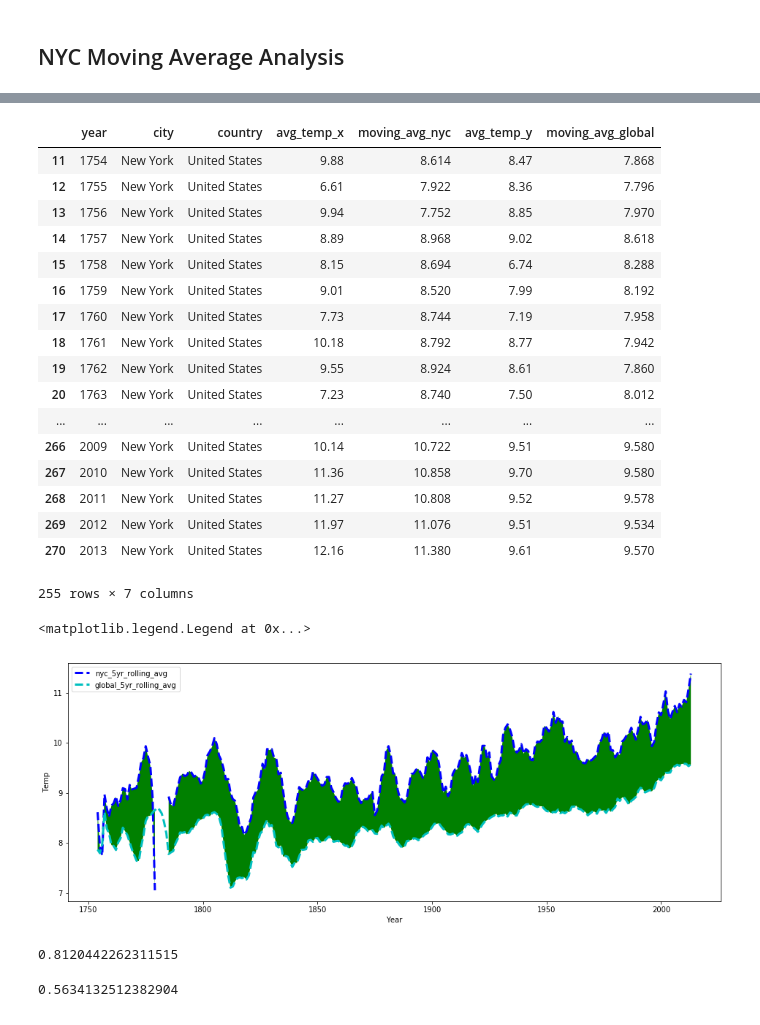
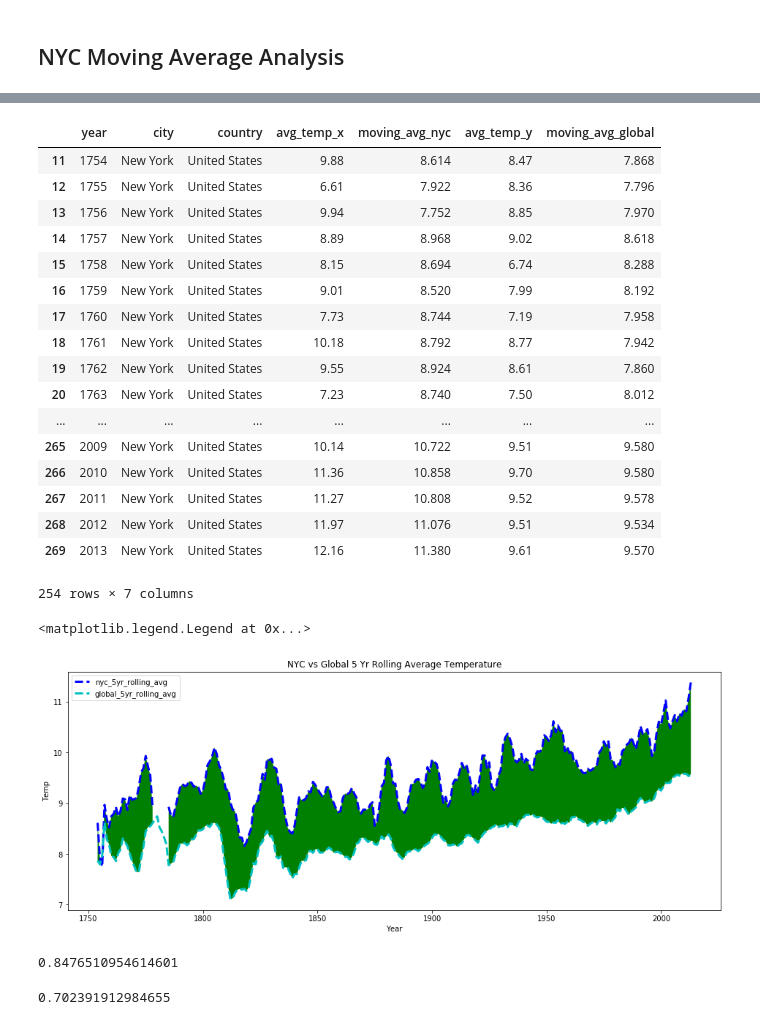
Before and after one commit to axiaosun/Global_Weather_Trends, a Jupyter notebook: Global_Weather_Trends.ipynb, the cells around one changed output, grey strips where cells are left out. Saved outputs shown, nothing was run; the diff lists cells and outputs as text; code cells hidden in the pictures.

```diff
--- a/Global_Weather_Trends.ipynb
+++ b/Global_Weather_Trends.ipynb
@@ -199,4 +193,8 @@ print(nyc)
 [271 rows x 4 columns]
 # %%
 nyc.dropna()
+
+nyc = nyc.drop(nyc[nyc.avg_temp < 0.5].index)
+
+
 nyc['moving_avg_nyc'] = nyc['avg_temp'].rolling(window=5).mean()
@@ -244,34 +217,35 @@ nyc2.dropna()
 | 19 | 1762 | New York | United States | 9.55 | 8.924 | 8.61 | 7.860 |
 | 20 | 1763 | New York | United States | 7.23 | 8.740 | 7.50 | 8.012 |
 | ... | ... | ... | ... | ... | ... | ... | ... |
-| 266 | 2009 | New York | United States | 10.14 | 10.722 | 9.51 | 9.580 |
-| 267 | 2010 | New York | United States | 11.36 | 10.858 | 9.70 | 9.580 |
-| 268 | 2011 | New York | United States | 11.27 | 10.808 | 9.52 | 9.578 |
-| 269 | 2012 | New York | United States | 11.97 | 11.076 | 9.51 | 9.534 |
-| 270 | 2013 | New York | United States | 12.16 | 11.380 | 9.61 | 9.570 |
+| 265 | 2009 | New York | United States | 10.14 | 10.722 | 9.51 | 9.580 |
+| 266 | 2010 | New York | United States | 11.36 | 10.858 | 9.70 | 9.580 |
+| 267 | 2011 | New York | United States | 11.27 | 10.808 | 9.52 | 9.578 |
+| 268 | 2012 | New York | United States | 11.97 | 11.076 | 9.51 | 9.534 |
+| 269 | 2013 | New York | United States | 12.16 | 11.380 | 9.61 | 9.570 |
-255 rows × 7 columns
+254 rows × 7 columns
 # %%
-nyc2['moving_avg_var'] = nyc2['moving_avg_nyc']- nyc2['moving_avg_global']
+nyc2['moving_avg_var'] = (nyc2['moving_avg_nyc']- nyc2['moving_avg_global'])/nyc2['moving_avg_global']
 # %%
 x = nyc2['year']
 
 plt.plot(x, nyc2['moving_avg_nyc'], 'b--', label = 'nyc_5yr_rolling_avg', linewidth = 3.0)
 plt.plot(x, nyc2['moving_avg_global'], 'c--', label = 'global_5yr_rolling_avg', linewidth = 3.0)
 plt.fill_between(x, nyc2['moving_avg_global'], nyc2['moving_avg_nyc'], facecolor = 'green')
 
 plt.xlabel('Year')
 plt.ylabel('Temp')
+plt.title('NYC vs Global 5 Yr Rolling Average Temperature')
 plt.legend()
 # %% [output]
 <matplotlib.legend.Legend at 0x...>
-[figure, old version]
+[figure, new version]
 # %%
 # Calculate Correlation Coefficient between average NYC and Global temperatures
 
 nyc2['moving_avg_nyc'].corr(nyc2['moving_avg_global'], method = 'pearson')
 # %% [output]
-0.8120442262311515
+0.8476510954614601
 # %%
 nyc2['avg_temp_x'].corr(nyc2['avg_temp_y'], method = 'pearson')
 # %% [output]
-0.5634132512382904
+0.702391912984655
```
Also changed, not shown: parts of 8 cells of this notebook.
